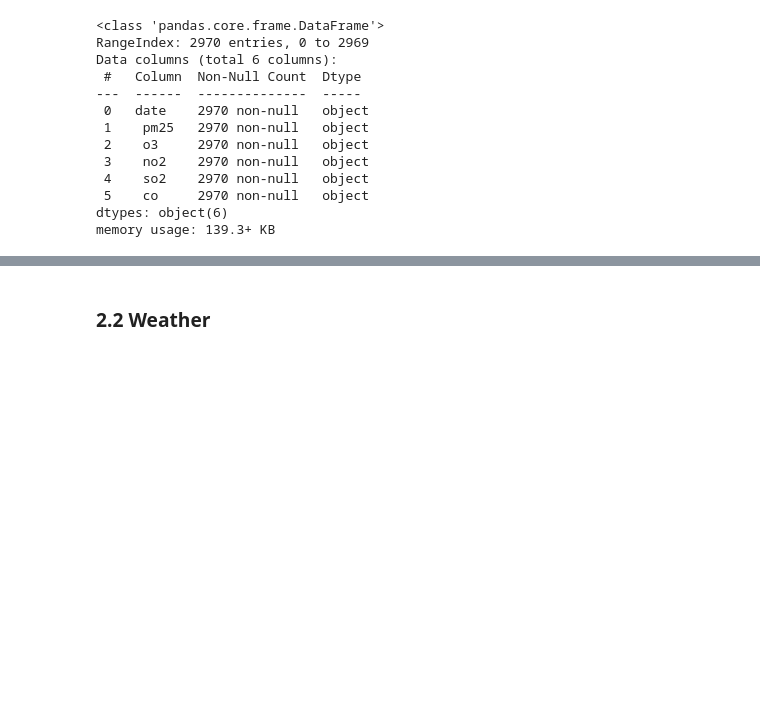
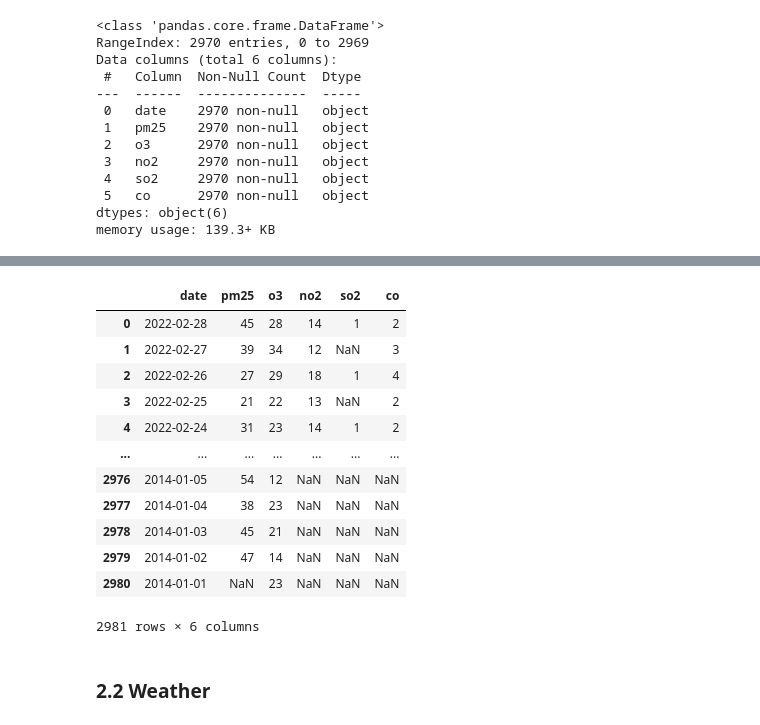
Before and after one commit to hangulde/Springboard, a Jupyter notebook: Capstone 2/Capstone 2. Boston Air Quality.ipynb, the cells around one changed output, grey strips where cells are left out. Drawn from its saved outputs; the diff is of its cells as text; code cells hidden in the pictures; blank space fills up the shorter version.

```diff
--- a/Capstone 2/Capstone 2. Boston Air Quality.ipynb
+++ b/Capstone 2/Capstone 2. Boston Air Quality.ipynb
@@ -58,0 +109,5 @@ air_quality['date'] = pd.to_datetime(air_quality['date'])
+# %%
+#I merge two dfs.
+air_quality_2 = pd.merge(date_df, air_quality, how='left', on='date')
+#check the same date. It is on df now and values are NaN
+air_quality_2[air_quality_2.date == '2020-03-31']
@@ -58,0 +127,3 @@ air_quality['date'] = pd.to_datetime(air_quality['date'])
+# %%
+air_quality_2 = air_quality_2.replace(r'^\s+$', np.nan, regex=True)
+air_quality_2.head()
@@ -59,7 +148,24 @@ air_quality['date'] = pd.to_datetime(air_quality['date'])
 # %%
-air_quality = air_quality.sort_values(by=['date'])
+air_quality_2 = air_quality_2.sort_values(by=['date'], ascending=False)
 # %%
-air_quality=air_quality.reset_index()
+air_quality_2=air_quality_2.reset_index(drop=True)
+# %%
+air_quality_2
+# The clean version of air quality dataset.
+# %% [output]
+|  | date | pm25 | o3 | no2 | so2 | co |
+| 0 | 2022-02-28 | 45 | 28 | 14 | 1 | 2 |
+| 1 | 2022-02-27 | 39 | 34 | 12 | NaN | 3 |
+| 2 | 2022-02-26 | 27 | 29 | 18 | 1 | 4 |
+| 3 | 2022-02-25 | 21 | 22 | 13 | NaN | 2 |
+| 4 | 2022-02-24 | 31 | 23 | 14 | 1 | 2 |
+| ... | ... | ... | ... | ... | ... | ... |
+| 2976 | 2014-01-05 | 54 | 12 | NaN | NaN | NaN |
+| 2977 | 2014-01-04 | 38 | 23 | NaN | NaN | NaN |
+| 2978 | 2014-01-03 | 45 | 21 | NaN | NaN | NaN |
+| 2979 | 2014-01-02 | 47 | 14 | NaN | NaN | NaN |
+| 2980 | 2014-01-01 | NaN | 23 | NaN | NaN | NaN |
+2981 rows × 6 columns
 # %% [markdown]
 ### 2.2 Weather
 # %% [markdown]
```
Also changed, not shown: parts of 18 cells of this notebook.
